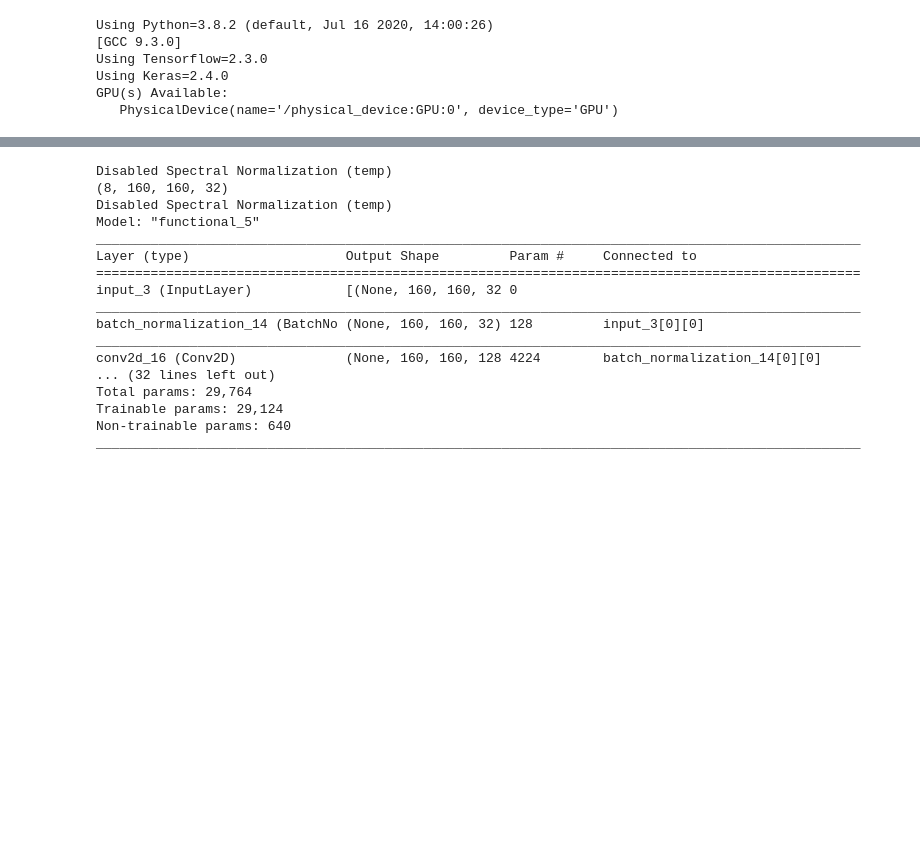
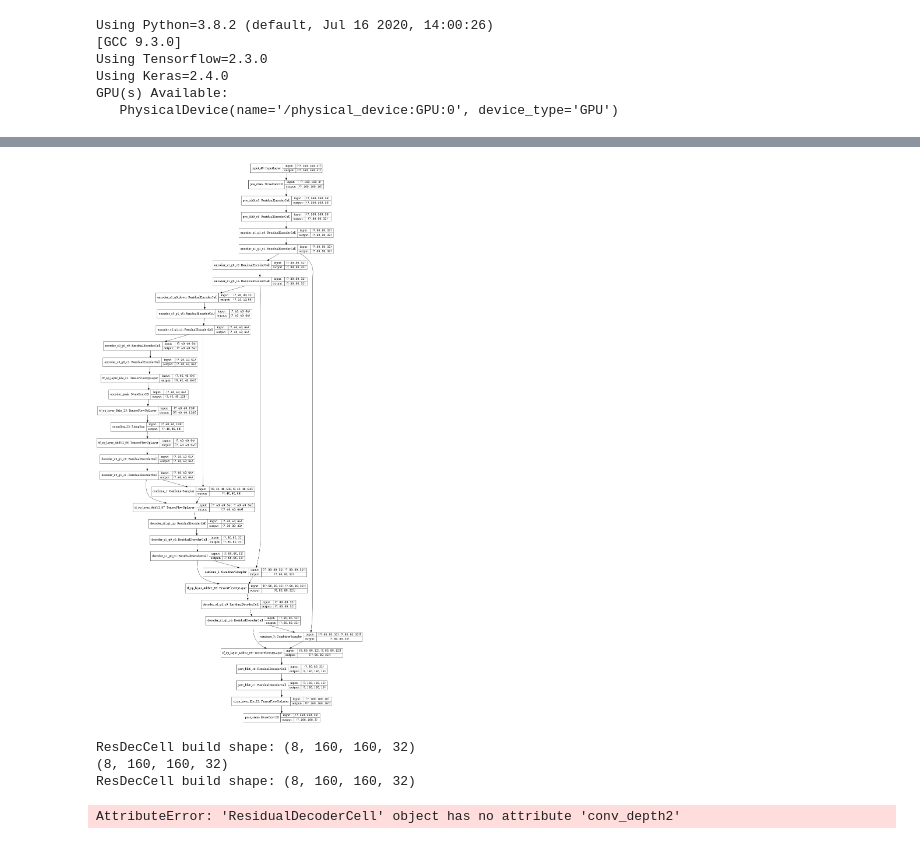
Before and after one commit to etotheipi/nvae_tensorflow, a Jupyter notebook: layer_playground.ipynb, the cells around one changed output, grey strips where cells are left out. Drawn from its saved outputs; the diff is of its cells as text; code cells hidden in the pictures; blank space fills up the shorter version.

```diff
--- a/layer_playground.ipynb
+++ b/layer_playground.ipynb
@@ -139,0 +191,13 @@ Display test image shape: (32, 160, 160, 3)
+# %%
+full_model = create_nvae(
+    input_shape=(160, 160, 3),
+    base_num_channels=16,
+    nscales=2,
+    ngroups=2,
+    ncells=2,
+    nlatent=20,
+    num_prepost_blocks=1,
+    num_prepost_cells=2)
+
+print('Full model output shape:', full_model(lfw.data_sample[:4, :, :, :], training=False).shape)
+print('Full model output shape:', full_model(lfw.data_sample[:4, :, :, :], training=True).shape)
@@ -139,0 +242,5 @@ Display test image shape: (32, 160, 160, 3)
+# %%
+tf.keras.utils.plot_model(full_model, show_shapes=True, show_layer_names=True, dpi=48)
+tf.keras.utils.plot_model(full_model, show_shapes=True, show_layer_names=True, dpi=48, to_file='small_nvae.png')
+# %% [output]
+[figure, added]
@@ -140,7 +277,7 @@ Display test image shape: (32, 160, 160, 3)
 # %%
+test_input = cexpand(lfw.data_sample[:8])
 test_nfilt = 32
-rdc = ResidualDecoderCell(expand_ratio=4, se_ratio=8, bn_momentum=0.9, gamma_reg=None)
-
+#rdc = ResidualDecoderCell(expand_ratio=4, se_ratio=8, bn_momentum=0.9, gamma_reg=None)
 cexpand = L.Conv2D(filters=test_nfilt, kernel_size=1, strides=1, padding='same')
 test_input = cexpand(lfw.data_sample[:8])
 
@@ -151,22 +288,9 @@ dmodel = rdc.build(test_input.shape)
 dmodel = rdc.create_model(test_input.shape[1:])
 dmodel.summary()
 # %% [output]
-Disabled Spectral Normalization (temp)
+ResDecCell build shape: (8, 160, 160, 32)
 (8, 160, 160, 32)
-Disabled Spectral Normalization (temp)
-Model: "functional_5"
-__________________________________________________________________________________________________
-Layer (type)                    Output Shape         Param #     Connected to
-==================================================================================================
-input_3 (InputLayer)            [(None, 160, 160, 32 0
-__________________________________________________________________________________________________
-batch_normalization_14 (BatchNo (None, 160, 160, 32) 128         input_3[0][0]
-__________________________________________________________________________________________________
-conv2d_16 (Conv2D)              (None, 160, 160, 128 4224        batch_normalization_14[0][0]
-... (32 lines left out)
-Total params: 29,764
-Trainable params: 29,124
-Non-trainable params: 640
-__________________________________________________________________________________________________
+ResDecCell build shape: (8, 160, 160, 32)
+AttributeError: 'ResidualDecoderCell' object has no attribute 'conv_depth2'
 # %%
 tf.keras.utils.plot_model(dmodel, show_shapes=True, dpi=48)
```
Also changed, not shown: parts of 19 cells of this notebook, 7 other files.
